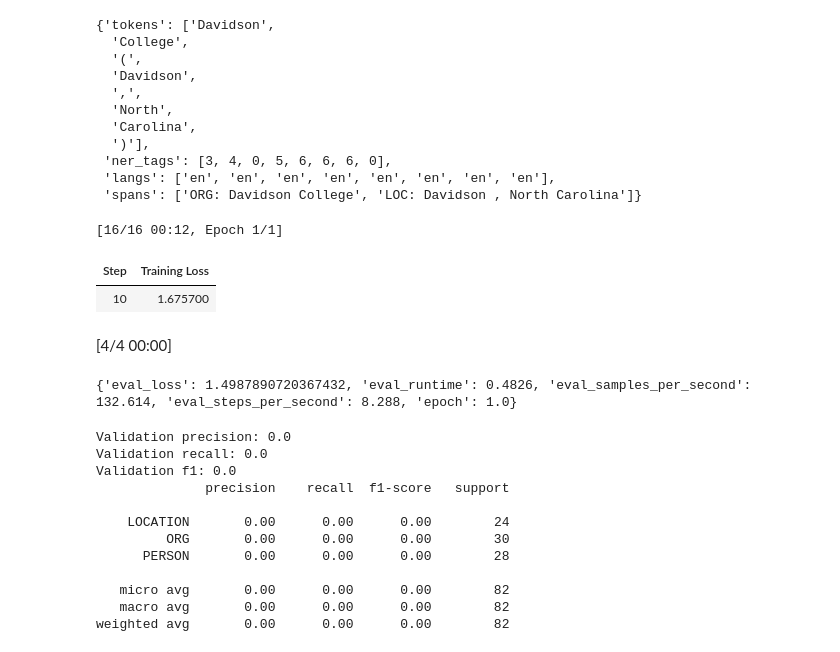
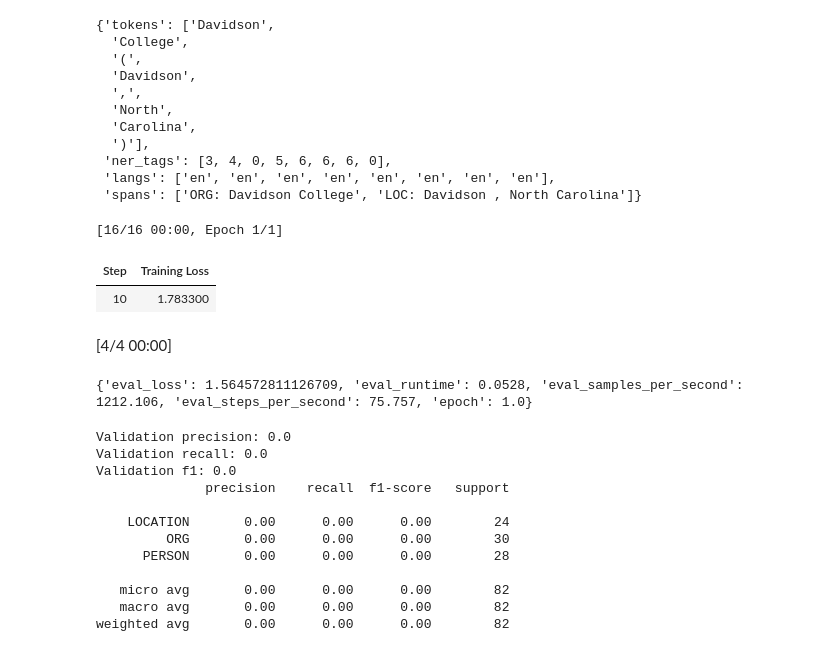
Before and after one commit to ferrazzipietro/nlp-2026-labs-dei, a Jupyter notebook: lab4/notebooks/lab_ner.ipynb, the cells around one changed output. Saved outputs shown, nothing was run; the diff lists cells and outputs as text; code cells hidden in the pictures.

```diff
--- a/lab4/notebooks/lab_ner.ipynb
+++ b/lab4/notebooks/lab_ner.ipynb
@@ -134,38 +134,37 @@ data_collator = DataCollatorForTokenClassification(tokenizer_ft)
 training_args = TrainingArguments(
     output_dir=os.path.join(CACHE_DIR, 'bert_ner_finetuned'),
     learning_rate=2e-5,
     per_device_train_batch_size=16,
     per_device_eval_batch_size=16,
     num_train_epochs=1,
     weight_decay=0.01,
     logging_steps=10,
     save_strategy='no',
     eval_strategy='no',
-    use_cpu=True,
     report_to='none',
 )
 
 DO_TRAIN = True
 if DO_TRAIN:
     trainer = Trainer(
         model=model_ft,
         args=training_args,
         train_dataset=tokenized_train_ds,
         eval_dataset=tokenized_eval_ds,
         data_collator=data_collator,
     )
     trainer.train()
     metrics = trainer.evaluate()
     print(metrics)
     trainer.save_model()
 else:
     print('Fine-tuning template ready: set DO_TRAIN = True to train on CoNLL-2003.')
 # %% [output]
-[16/16 00:12, Epoch 1/1]
+[16/16 00:00, Epoch 1/1]
 | Step | Training Loss |
-| 10 | 1.675700 |
+| 10 | 1.783300 |
 [4/4 00:00]
-{'eval_loss': 1.4987890720367432, 'eval_runtime': 0.4826, 'eval_samples_per_second': 132.614, 'eval_steps_per_second': 8.288, 'epoch': 1.0}
+{'eval_loss': 1.564572811126709, 'eval_runtime': 0.0528, 'eval_samples_per_second': 1212.106, 'eval_steps_per_second': 75.757, 'epoch': 1.0}
 # %%
 from seqeval.metrics import precision_score, recall_score, f1_score, classification_report
 
```
Also changed, not shown: parts of 3 cells of this notebook.
